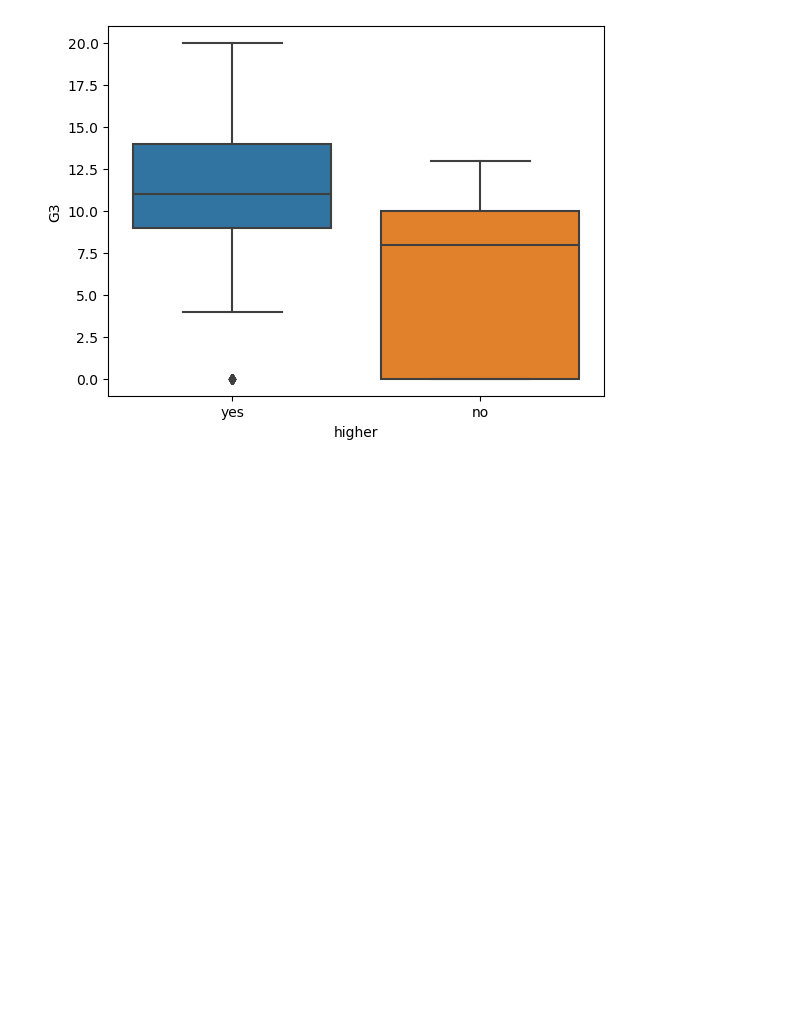
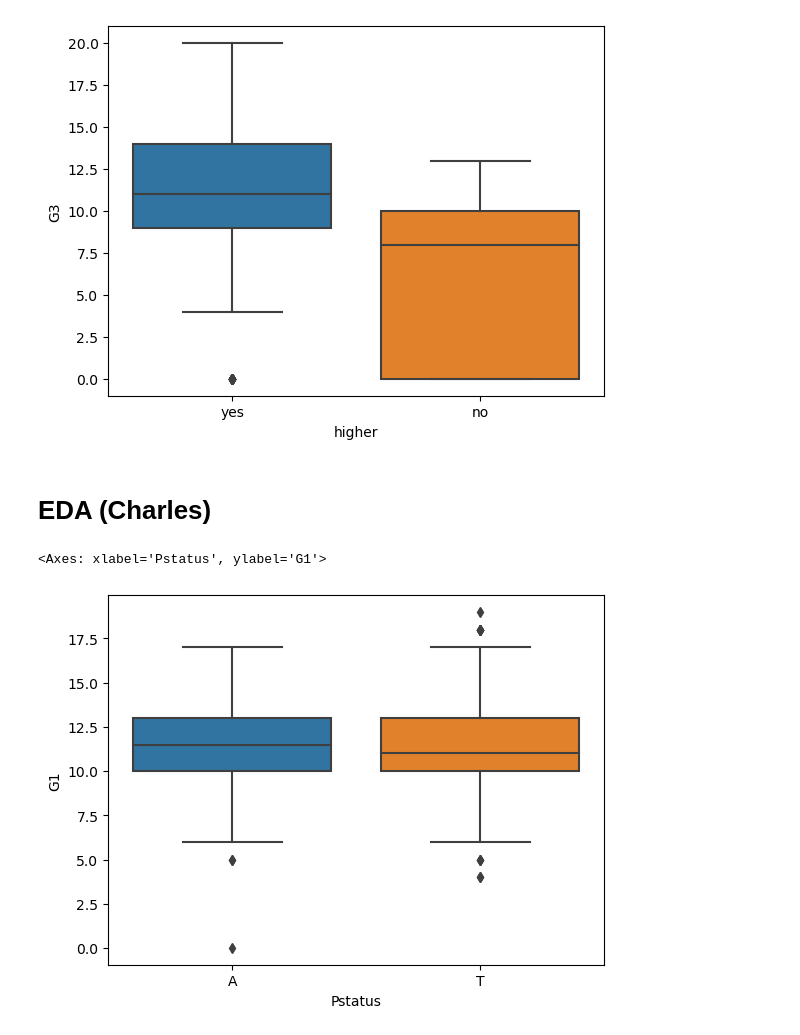
Before and after one commit to cshields164/end-of-phase1-project, a Jupyter notebook: code/01explore.ipynb, the cells around one changed output. Cells and saved outputs as stored; diff of their text form; code cells hidden in the pictures; blank space fills up the shorter version.

```diff
--- a/code/01explore.ipynb
+++ b/code/01explore.ipynb
@@ -289,3 +289,11 @@ sns.boxplot(data=df_m, x="higher", y='G3')
 # %% [output]
 <Axes: xlabel='higher', ylabel='G3'>
 [figure]
+# %% [markdown]
+# EDA (Charles)
+# %%
+# Box plot showing correlation between grading period one and cohabitation status of the student parents
+sns.boxplot(data=df_p, y ='G1', x = 'Pstatus')
+# %% [output]
+<Axes: xlabel='Pstatus', ylabel='G1'>
+[figure, added]
```
Also changed, not shown: parts of 8 cells of this notebook, 3 other files.
